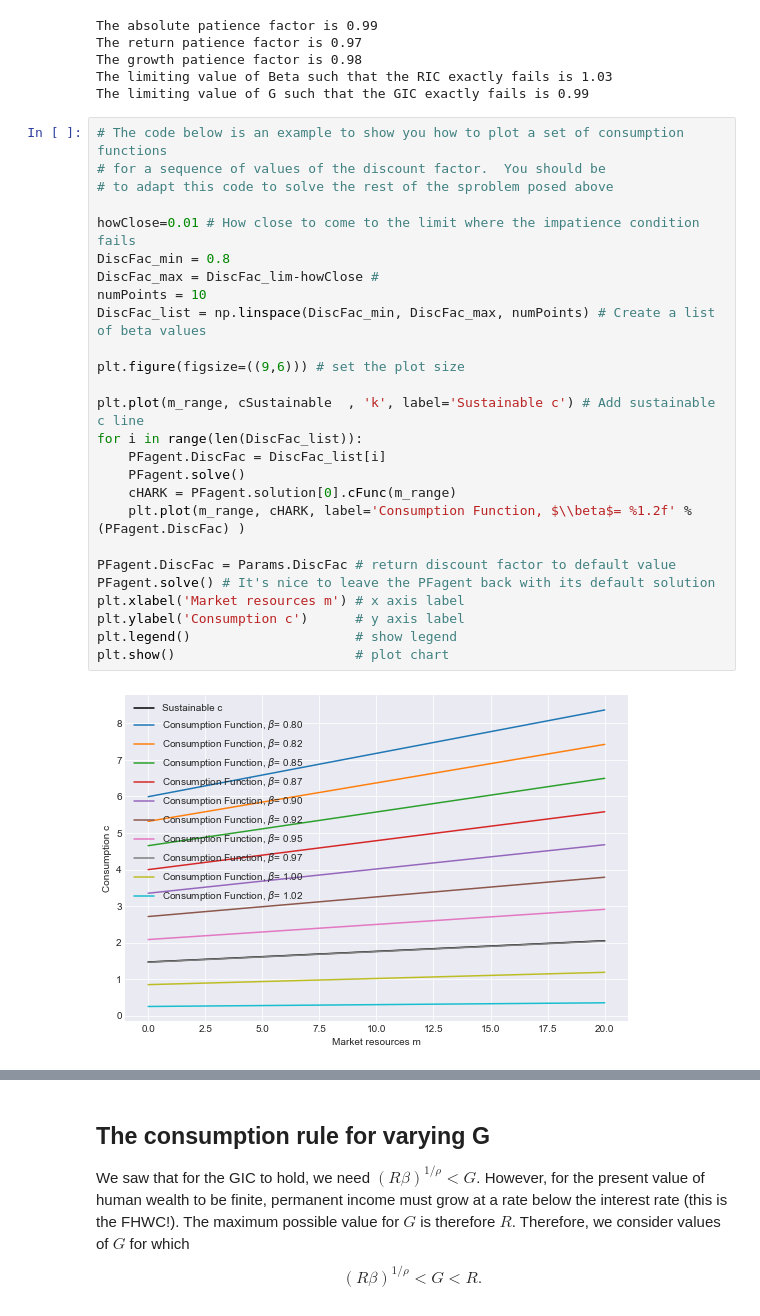
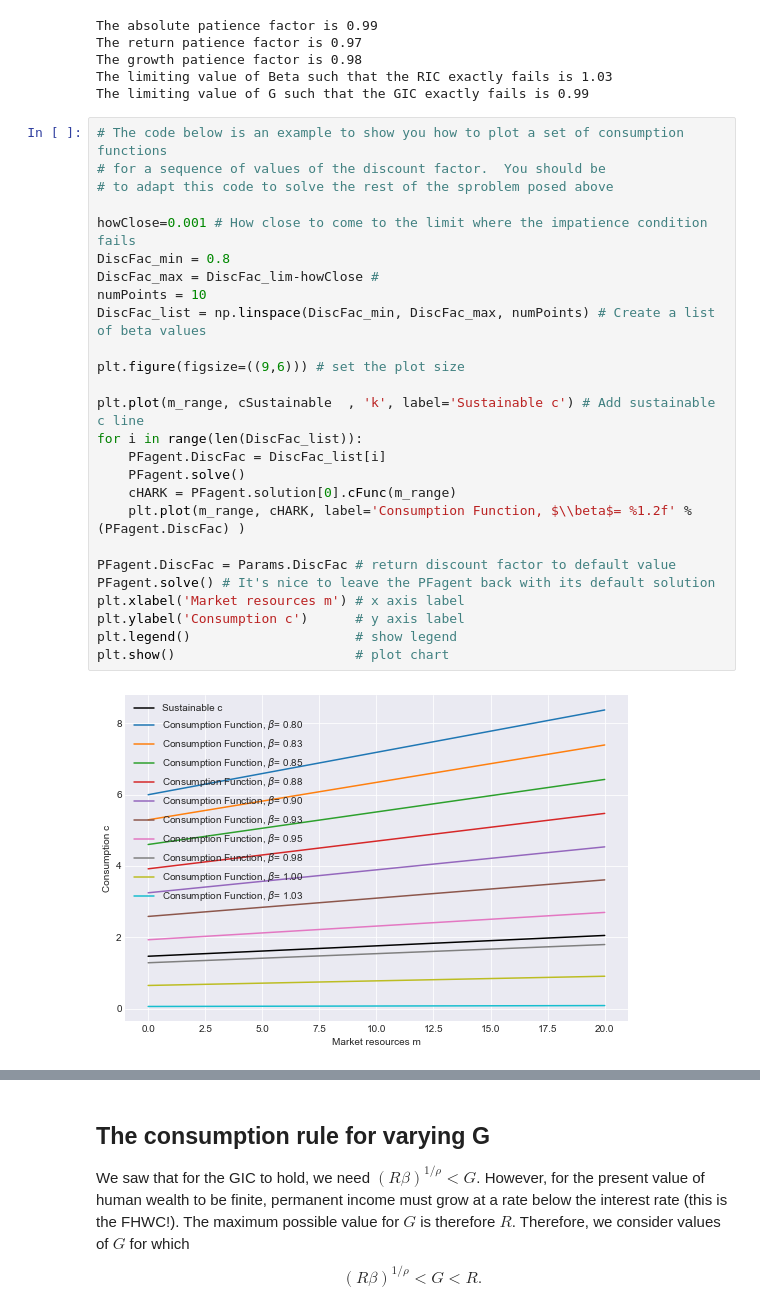
Before and after one commit to JHU-Econ-Choice-2018/problem-set-2-Mv77, a Jupyter notebook: ps2b_Mateo_Velasquez_Giraldo.ipynb, the cells around one changed output, grey strips where cells are left out. Drawn from its saved outputs; the diff is of its cells as text.

```diff
--- a/ps2b_Mateo_Velasquez_Giraldo.ipynb
+++ b/ps2b_Mateo_Velasquez_Giraldo.ipynb
@@ -175,28 +177,28 @@ The limiting value of G such that the GIC exactly fails is 0.99
 # %%
 # The code below is an example to show you how to plot a set of consumption functions
 # for a sequence of values of the discount factor.  You should be
 # to adapt this code to solve the rest of the sproblem posed above
 
-howClose=0.01 # How close to come to the limit where the impatience condition fails
+howClose=0.001 # How close to come to the limit where the impatience condition fails
 DiscFac_min = 0.8
 DiscFac_max = DiscFac_lim-howClose #
 numPoints = 10
 DiscFac_list = np.linspace(DiscFac_min, DiscFac_max, numPoints) # Create a list of beta values
 
 plt.figure(figsize=((9,6))) # set the plot size
 
 plt.plot(m_range, cSustainable  , 'k', label='Sustainable c') # Add sustainable c line
 for i in range(len(DiscFac_list)):
     PFagent.DiscFac = DiscFac_list[i]
     PFagent.solve()
     cHARK = PFagent.solution[0].cFunc(m_range)
     plt.plot(m_range, cHARK, label='Consumption Function, $\\beta$= %1.2f' %(PFagent.DiscFac) )
 
 PFagent.DiscFac = Params.DiscFac # return discount factor to default value
 PFagent.solve() # It's nice to leave the PFagent back with its default solution
 plt.xlabel('Market resources m') # x axis label
 plt.ylabel('Consumption c')      # y axis label
 plt.legend()                     # show legend
 plt.show()                       # plot chart
 # %% [output]
-[figure, old version]
+[figure, new version]
```
Also changed, not shown: parts of 7 cells of this notebook.
